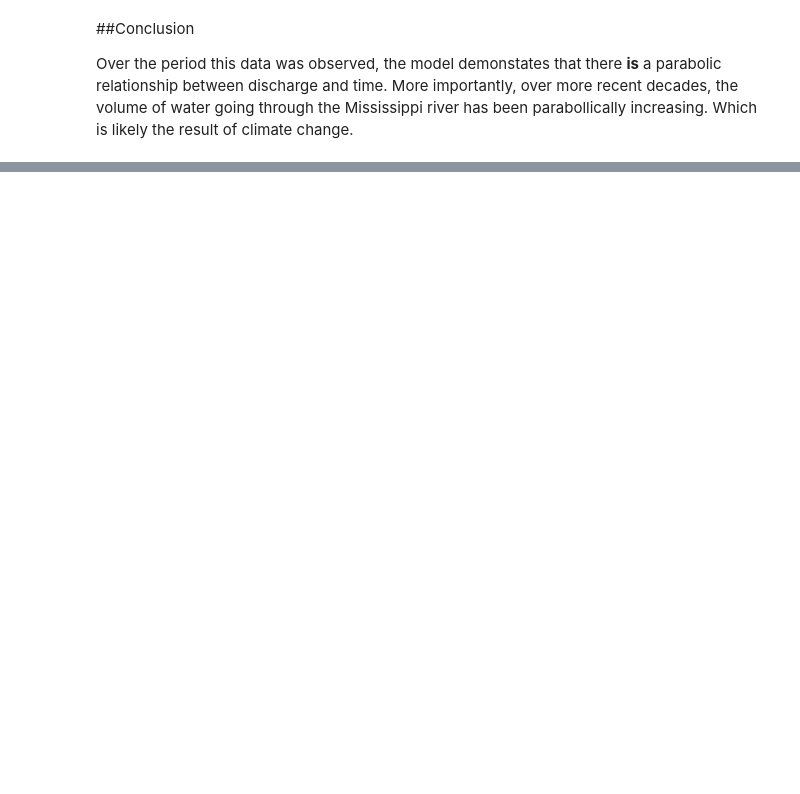
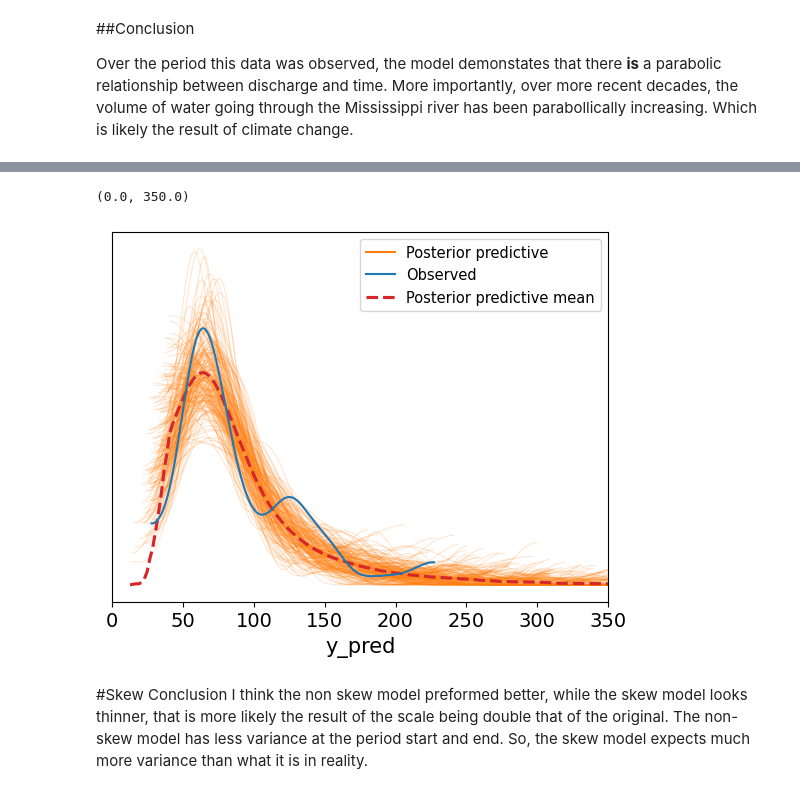
Before and after one commit to rylan-berry/DataScienceExercises2025-2026, a Jupyter notebook: RylaBerrU5Proj.ipynb, the cells around one changed output, grey strips where cells are left out. Drawn from its saved outputs; the diff is of its cells as text; code cells hidden in the pictures; blank space fills up the shorter version.

```diff
--- a/RylaBerrU5Proj.ipynb
+++ b/RylaBerrU5Proj.ipynb
@@ -130,0 +133,28 @@ Over the period this data was observed, the model demonstates that there **is**
+# %%
+#Gemini adjustments around centering the year of the model
+with pm.Model() as model_missriv_skew:
+
+    # Recenter the year so that 1916 is year 0
+    centered_year = january_data.year - 1916
+
+    #priors for trend line
+    α = pm.Normal("α", sigma=20)
+    β = pm.Normal("β", sigma=10)
+    c = pm.Normal("c", sigma=20)
+
+    #priors for the line for our standard deviation
+    γ = pm.HalfNormal("γ", sigma=20)
+    δ = pm.HalfNormal("δ", sigma=10)
+    j = pm.HalfNormal("j", sigma=20)
+
+    #mean line using centered_year
+    μ = pm.Deterministic("μ", α + β * (centered_year)**2 + c * centered_year)
+
+    #standard deviation line; this allows our variance to vary over th x values using centered_year
+    σ = pm.Deterministic("σ", γ + δ * (centered_year)**2 + j * centered_year)
+
+    #normal likelihood
+    y_pred = pm.LogNormal("y_pred", mu=μ, sigma=σ, observed=january_data.discharge)
+
+    # Increase target_accept to mitigate divergences
+    idata_missriv_skew = pm.sample(target_accept=0.9)
@@ -130,0 +187,9 @@ Over the period this data was observed, the model demonstates that there **is**
+# %%
+ax = az.plot_ppc(idata_missriv_skew, num_pp_samples=200, colors=["C1", "C0", "C3"])
+ax.set_xlim(0, 350)
+# %% [output]
+(0.0, 350.0)
+[figure, added]
+# %% [markdown]
+#Skew Conclusion
+I think the non skew model preformed better, while the skew model looks thinner, that is more likely the result of the scale being double that of the original. The non-skew model has less variance at the period start and end. So, the skew model expects much more variance than what it is in reality.
```
Also changed, not shown: parts of 5 cells of this notebook.
